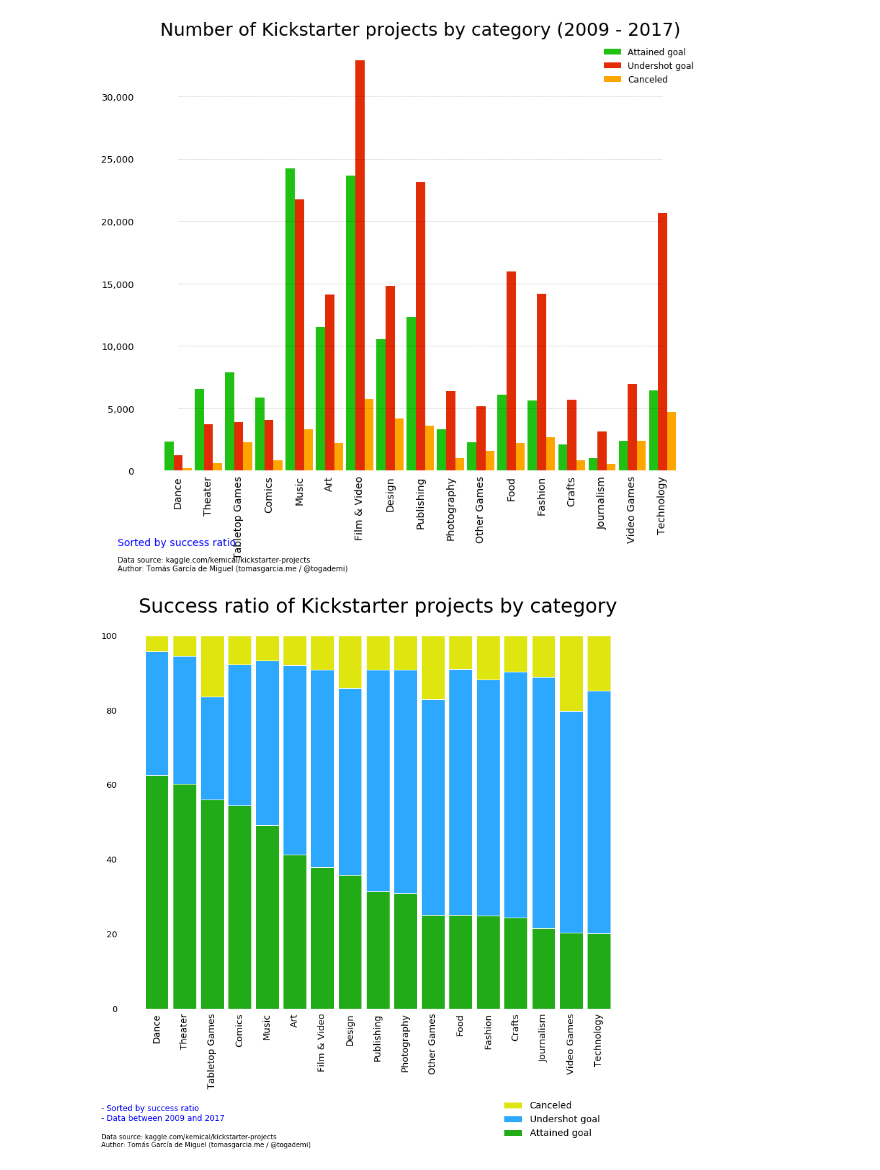
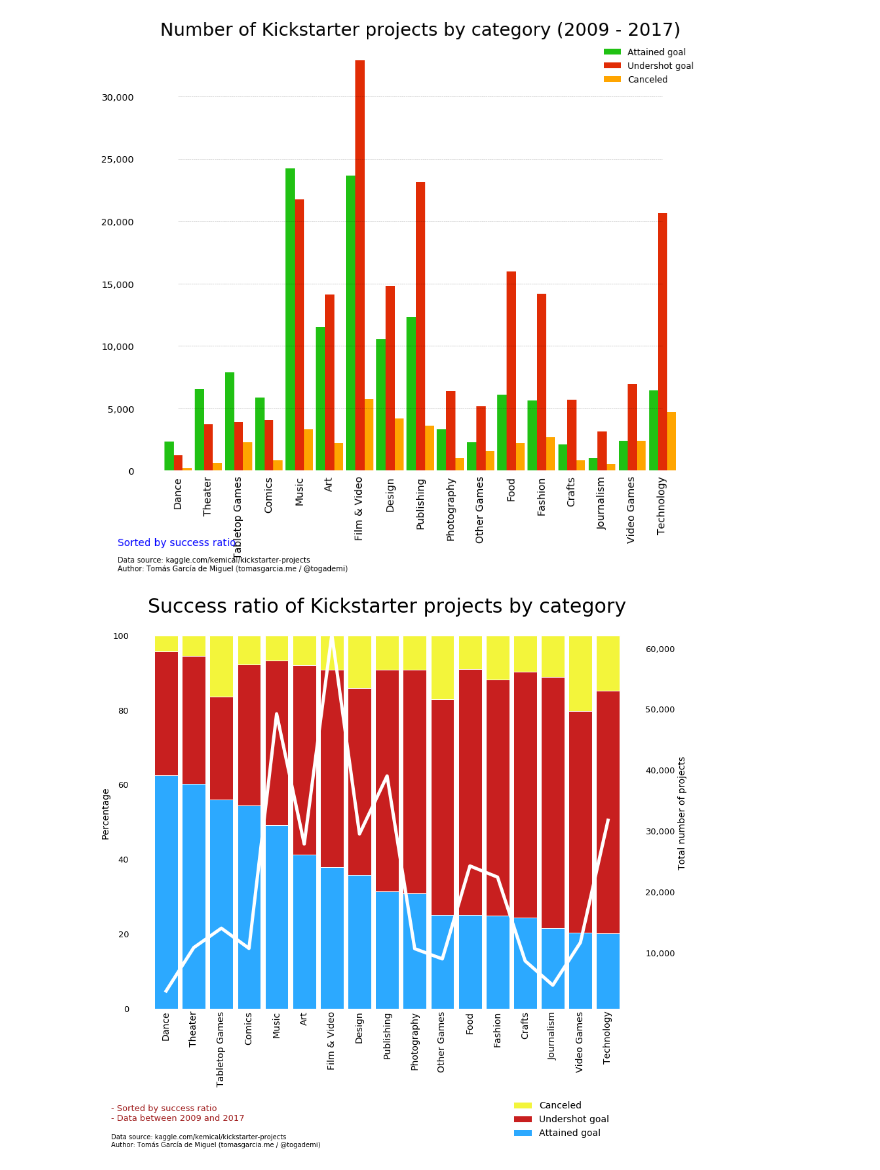
Before and after one commit to togademi/dataviz, a Jupyter notebook: kickstarter.ipynb, the cells around one changed output. Saved outputs shown, nothing was run; the diff lists cells and outputs as text; code cells hidden in the pictures.

Commit message:
Kickstarter: plot 2 axes (bars + line)

```diff
--- a/kickstarter.ipynb
+++ b/kickstarter.ipynb
@@ -172,43 +172,67 @@ attained_goal = [i / j * 100 for i,j in zip(categories_df['attained_goal'], tota
 undershot_goal = [i / j * 100 for i,j in zip(categories_df['undershot_goal'], totals)]
 canceled = [i / j * 100 for i,j in zip(categories_df['canceled'], totals)]
 
-# Plot
+# Plot bar graph
 
 fig, ax = plt.subplots()
 
-attained_goal_ax = ax.bar(x, attained_goal, width, color='#21AB16', edgecolor='white')
-undershot_goal_ax = ax.bar(x, undershot_goal, width, bottom=attained_goal, color='#2CA9FF', edgecolor='white')
-canceled_ax = ax.bar(x, canceled, width, bottom=[i+j for i,j in zip(attained_goal, undershot_goal)], color='#DFE50E', edgecolor='white')
+attained_goal_ax = ax.bar(x, attained_goal, width, color='#2CA9FF', edgecolor='white')
+undershot_goal_ax = ax.bar(x, undershot_goal, width, bottom=attained_goal, color='#C81F1F', edgecolor='white')
+canceled_ax = ax.bar(x, canceled, width, bottom=[i+j for i,j in zip(attained_goal, undershot_goal)],
+                     color='#F3F53B', edgecolor='white')
 
-# Custom graph
+# Custom bar graph
 
+# Remove the tick marks
+plt.tick_params(axis="both", which="both", top=False,
+                left=False, bottom=False, right=False, labelleft=True)
+
+plt.ylabel("Percentage", fontsize=14)
 plt.xticks(x, categories_df.main_category, rotation='vertical', fontsize=14)
 plt.title("Success ratio of Kickstarter projects by category", fontsize=30)
 plt.yticks(fontsize=13)
 plt.legend([canceled_ax, undershot_goal_ax, attained_goal_ax], ["Canceled", "Undershot goal", "Attained goal"],
            fontsize=14, frameon=False, loc='lower right', bbox_to_anchor=(0.95, -0.35))
+ax.tick_params(length=0)
 
-# Remove the tick marks
-plt.tick_params(axis="both", which="both", top=False,
-                left=False, bottom=False, right=False, labelleft=True)
 
 # Remove the plot frame lines
 ax.spines["top"].set_visible(False)
 ax.spines["bottom"].set_visible(False)
 ax.spines["right"].set_visible(False)
 ax.spines["left"].set_visible(False)
 
 # Change size of graph
 fig.set_size_inches(14, 11)
 
 plt.text(-2, -30, "- Sorted by success ratio"
-         "\n- Data between 2009 and 2017", fontsize=12, color="blue")
+         "\n- Data between 2009 and 2017", fontsize=13, color="#A01E1E")
 
 plt.text(-2, -37, "Data source: kaggle.com/kemical/kickstarter-projects"
        "\nAuthor: Tomás García de Miguel (tomasgarcia.me / @togademi)", fontsize=10)
 
+# Plot line graph
+
+ax2 = ax.twinx()
+total_projects = ax2.plot(x, categories_df["total_projects"], lw=5, color="white")
+plt.ylabel("Total number of projects", fontsize=14)
+
+# Custom line graph
+
+# Place a thousands separator in the labels of the y axis
+ax2.get_yaxis().set_major_formatter(plt.FuncFormatter(lambda x, loc: "{:,}".format(int(x))))
+
+plt.yticks(fontsize=13)
+ax2.tick_params(length=0)
+
+# Remove the plot frame lines
+ax2.spines["top"].set_visible(False)
+ax2.spines["bottom"].set_visible(False)
+ax2.spines["right"].set_visible(False)
+ax2.spines["left"].set_visible(False)
+
 figure = plt.gcf()
-plt.savefig('graph2.png', dpi=300, bbox_inches="tight")
+plt.savefig('ks_success_ratio.png', dpi=300, bbox_inches="tight")
 plt.show()
 # %% [output]
-[figure, old version]
+[figure, new version]
```
Also changed, not shown: 1 other file.
